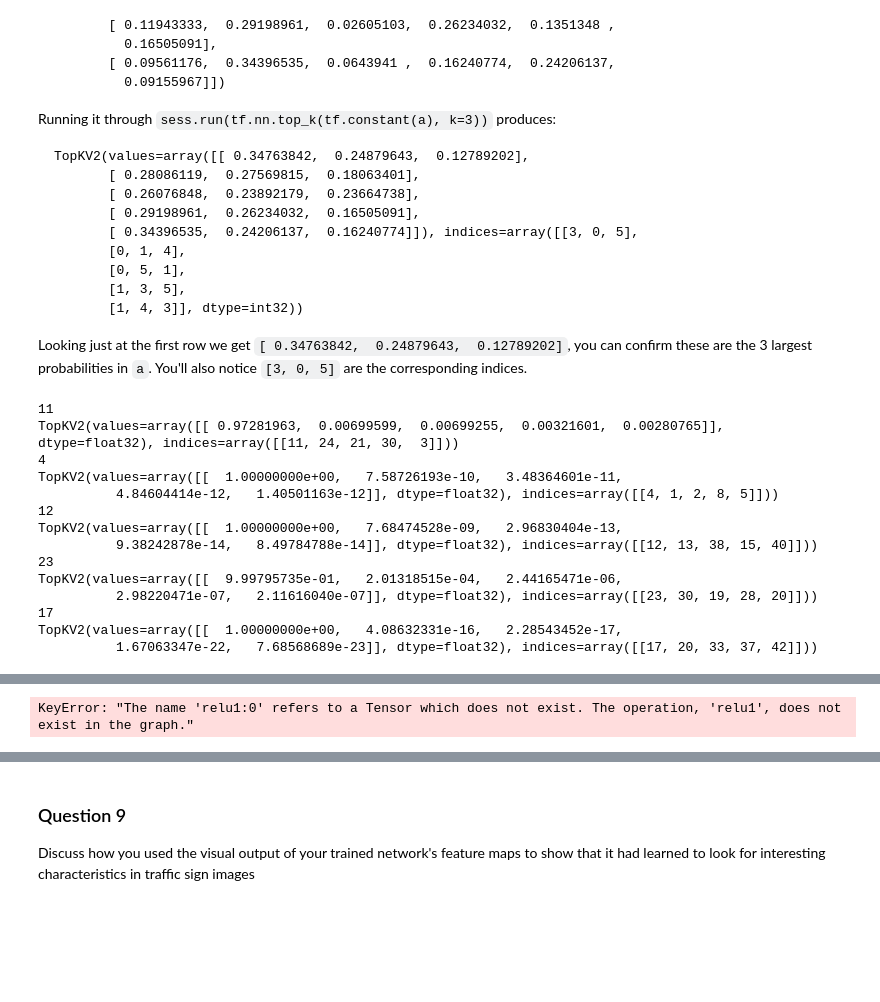
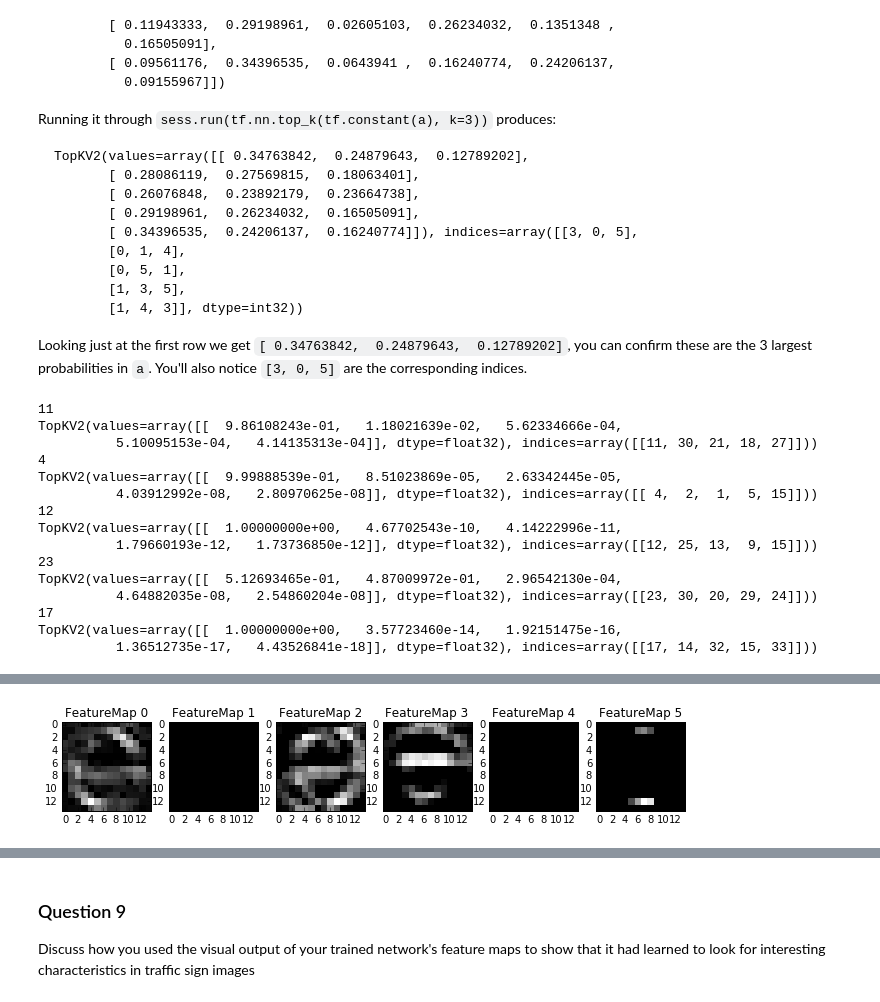
Before and after one commit to romth777/CarND-Traffic-Sign-Classifier-Project, a Jupyter notebook: Traffic_Sign_Classifier.ipynb, the cells around one changed output, grey strips where cells are left out. Drawn from its saved outputs; the diff is of its cells as text; code cells hidden in the pictures; blank space fills up the shorter version.

```diff
--- a/Traffic_Sign_Classifier.ipynb
+++ b/Traffic_Sign_Classifier.ipynb
@@ -218,6 +218,11 @@ EPOCHS = 10
 BATCH_SIZE = 128
 
 from tensorflow.contrib.layers import flatten
+conv1 = None
+conv2 = None
+fc0 = None
+fc1 = None
+fc2 = None
 
 def LeNet(x):
     # Arguments used for tf.truncated_normal, randomly defines variables for the weights and biases for each layer
@@ -227,6 +232,7 @@ def LeNet(x):
     # TODO: Layer 1: Convolutional. Input = 32x32x1. Output = 28x28x6.
     conv1_w = tf.Variable(tf.random_normal(shape=(5, 5, image_shape[2], 6), mean = mu, stddev = sigma))
     conv1_b = tf.Variable(tf.zeros(6))
+    global conv1
     conv1 = tf.nn.conv2d(x, conv1_w, [1, 1, 1, 1], 'VALID') + conv1_b
 
     # TODO: Activation.
@@ -238,6 +244,7 @@ def LeNet(x):
     # TODO: Layer 2: Convolutional. Output = 10x10x16.
     conv2_w = tf.Variable(tf.random_normal(shape=(5, 5, 6, 16), mean = mu, stddev = sigma))
     conv2_b = tf.Variable(tf.zeros(16))
+    global conv2
     conv2 = tf.nn.conv2d(conv1, conv2_w, [1, 1, 1, 1], 'VALID') + conv2_b
 
     # TODO: Activation.
@@ -247,11 +254,13 @@ def LeNet(x):
     conv2 = tf.nn.max_pool(conv2, ksize=[1, 2, 2, 1], strides=[1, 2, 2, 1], padding='VALID')
 
     # TODO: Flatten. Input = 5x5x16. Output = 400.
+    global fc0
     fc0 = flatten(conv2)
 
     # TODO: Layer 3: Fully Connected. Input = 400. Output = 120.
     fc1_w = tf.Variable(tf.truncated_normal(shape=(400, 120), mean = mu, stddev = sigma))
     fc1_b = tf.Variable(tf.zeros(120))
+    global fc1
     fc1   = tf.matmul(fc0, fc1_w) + fc1_b
 
     # TODO: Activation.
@@ -260,6 +269,7 @@ def LeNet(x):
     # TODO: Layer 4: Fully Connected. Input = 120. Output = 84.
     fc2_w = tf.Variable(tf.truncated_normal(shape=(120, 84), mean = mu, stddev = sigma))
     fc2_b = tf.Variable(tf.zeros(84))
+    global fc2
     fc2   = tf.matmul(fc1, fc2_w) + fc2_b
 
     # TODO: Activation.
@@ -469,19 +479,20 @@ for i in range(5):
         print(top_k)
 # %% [output]
 11
-TopKV2(values=array([[ 0.97281963,  0.00699599,  0.00699255,  0.00321601,  0.00280765]], dtype=float32), indices=array([[11, 24, 21, 30,  3]]))
+TopKV2(values=array([[  9.86108243e-01,   1.18021639e-02,   5.62334666e-04,
+          5.10095153e-04,   4.14135313e-04]], dtype=float32), indices=array([[11, 30, 21, 18, 27]]))
 4
-TopKV2(values=array([[  1.00000000e+00,   7.58726193e-10,   3.48364601e-11,
-          4.84604414e-12,   1.40501163e-12]], dtype=float32), indices=array([[4, 1, 2, 8, 5]]))
+TopKV2(values=array([[  9.99888539e-01,   8.51023869e-05,   2.63342445e-05,
+          4.03912992e-08,   2.80970625e-08]], dtype=float32), indices=array([[ 4,  2,  1,  5, 15]]))
 12
-TopKV2(values=array([[  1.00000000e+00,   7.68474528e-09,   2.96830404e-13,
-          9.38242878e-14,   8.49784788e-14]], dtype=float32), indices=array([[12, 13, 38, 15, 40]]))
+TopKV2(values=array([[  1.00000000e+00,   4.67702543e-10,   4.14222996e-11,
+          1.79660193e-12,   1.73736850e-12]], dtype=float32), indices=array([[12, 25, 13,  9, 15]]))
 23
-TopKV2(values=array([[  9.99795735e-01,   2.01318515e-04,   2.44165471e-06,
-          2.98220471e-07,   2.11616040e-07]], dtype=float32), indices=array([[23, 30, 19, 28, 20]]))
+TopKV2(values=array([[  5.12693465e-01,   4.87009972e-01,   2.96542130e-04,
+          4.64882035e-08,   2.54860204e-08]], dtype=float32), indices=array([[23, 30, 20, 29, 24]]))
 17
-TopKV2(values=array([[  1.00000000e+00,   4.08632331e-16,   2.28543452e-17,
-          1.67063347e-22,   7.68568689e-23]], dtype=float32), indices=array([[17, 20, 33, 37, 42]]))
+TopKV2(values=array([[  1.00000000e+00,   3.57723460e-14,   1.92151475e-16,
+          1.36512735e-17,   4.43526841e-18]], dtype=float32), indices=array([[17, 14, 32, 15, 33]]))
 # %% [markdown]
 ---
 
@@ -532,11 +543,7 @@ def outputFeatureMap(image_input, tf_activation, activation_min=-1, activation_m
             plt.imshow(activation[0,:,:, featuremap], interpolation="nearest", cmap="gray")
 # %%
 with tf.Session() as sess:
-    # Restore the trained network
     saver.restore(sess, tf.train.latest_checkpoint('.'))
-    # ...
-    my_tensor = sess.graph.get_tensor_by_name('relu1:0')
-    outputFeatureMap([X], my_tensor)
-    plt.show()
+    outputFeatureMap(np.array([test_feed[0]]), conv1)
 # %% [output]
-KeyError: "The name 'relu1:0' refers to a Tensor which does not exist. The operation, 'relu1', does not exist in the graph."
+[figure, added]
```
Also changed, not shown: parts of 5 cells of this notebook, 1 other file.
